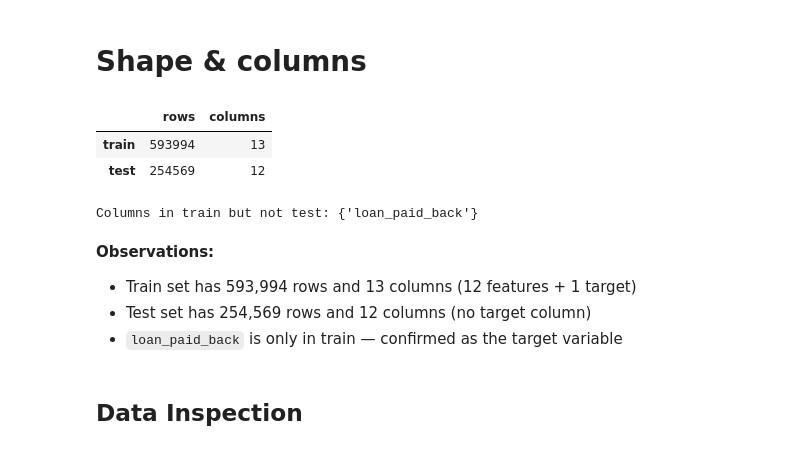
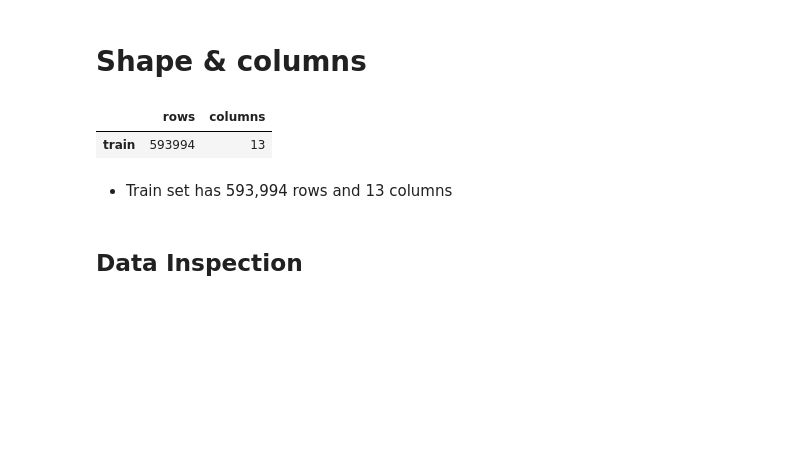
Before and after one commit to adulamaciej/loan-repayment-prediction, a Jupyter notebook: notebooks/01_eda.ipynb, the cells around one changed output. Drawn from its saved outputs; the diff is of its cells as text; code cells hidden in the pictures; blank space fills up the shorter version.

```diff
--- a/notebooks/01_eda.ipynb
+++ b/notebooks/01_eda.ipynb
@@ -14,26 +14,12 @@ test = pd.read_csv('../data/test.csv')
 # %% [markdown]
 # Shape & columns
 # %%
-summary = pd.DataFrame({
-    'rows': [train.shape[0], test.shape[0]],
-    'columns': [train.shape[1], test.shape[1]]
-}, index=['train', 'test'])
-
-summary
+pd.DataFrame({'rows': [train.shape[0]], 'columns': [train.shape[1]]}, index=['train'])
 # %% [output]
 |  | rows | columns |
 | train | 593994 | 13 |
-| test | 254569 | 12 |
-# %%
-missing_in_test = set(train.columns) - set(test.columns)
-print(f"Columns in train but not test: {missing_in_test}")
-# %% [output]
-Columns in train but not test: {'loan_paid_back'}
 # %% [markdown]
-**Observations:**
-- Train set has 593,994 rows and 13 columns (12 features + 1 target)
-- Test set has 254,569 rows and 12 columns (no target column)
-- `loan_paid_back` is only in train — confirmed as the target variable
+- Train set has 593,994 rows and 13 columns
 # %% [markdown]
 ## Data Inspection
 # %%
```
Also changed, not shown: parts of 66 cells of this notebook.
